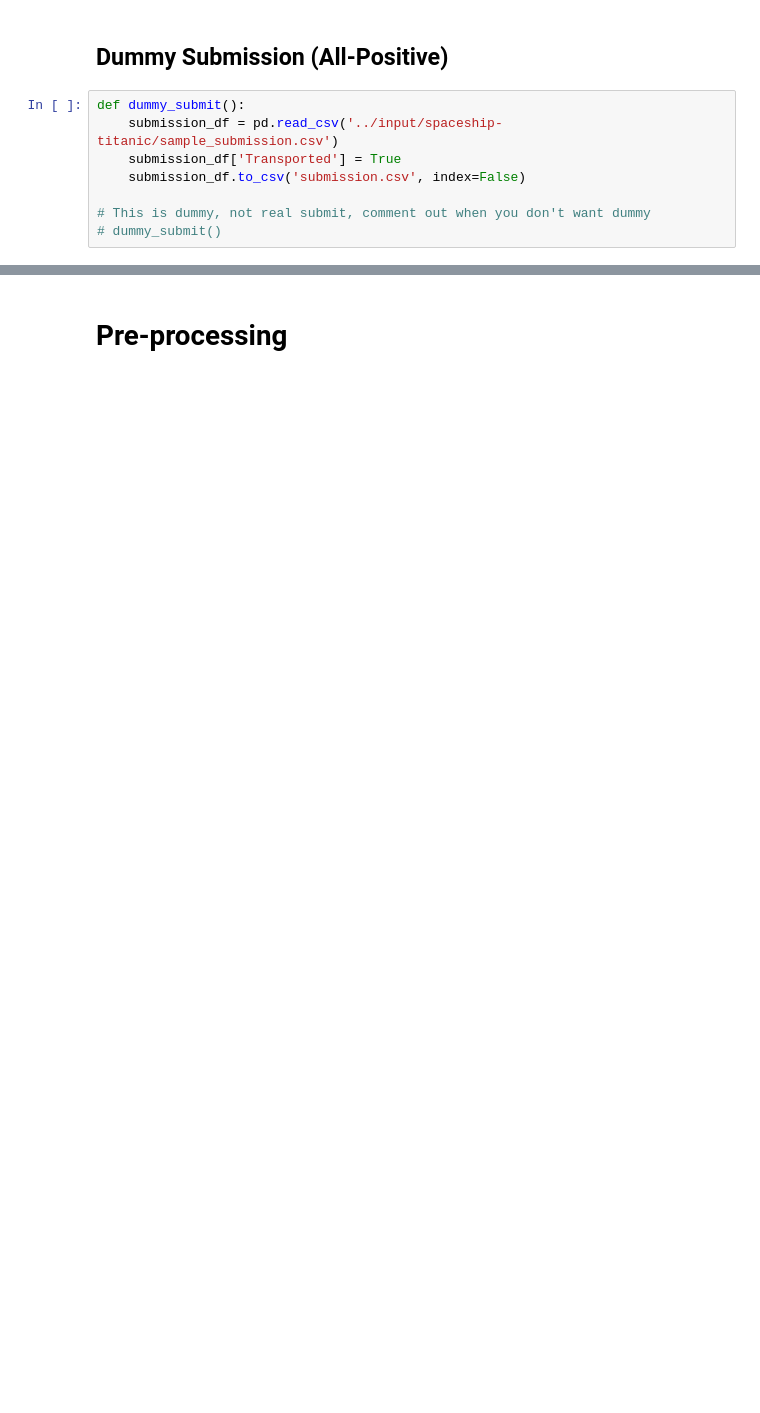
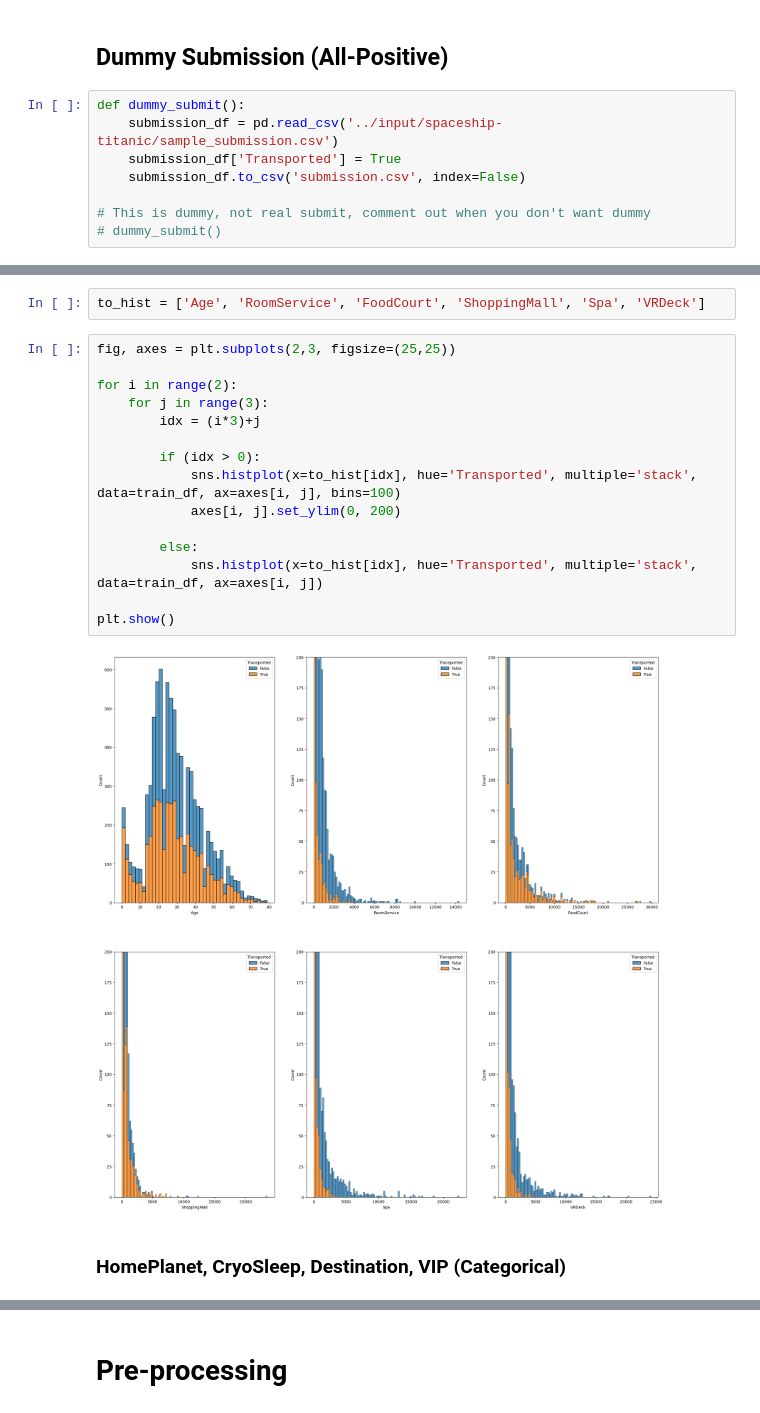
Before and after one commit to usu-wallace/CS4320_Group_Project_01, a Jupyter notebook: working/CS4320_GroupProject.ipynb, the cells around one changed output, grey strips where cells are left out. Drawn from its saved outputs; the diff is of its cells as text; blank space fills up the shorter version.

```diff
--- a/working/CS4320_GroupProject.ipynb
+++ b/working/CS4320_GroupProject.ipynb
@@ -24,0 +89,21 @@ def dummy_submit():
+# %%
+to_hist = ['Age', 'RoomService', 'FoodCourt', 'ShoppingMall', 'Spa', 'VRDeck']
+# %%
+fig, axes = plt.subplots(2,3, figsize=(25,25))
+
+for i in range(2):
+    for j in range(3):
+        idx = (i*3)+j
+
+        if (idx > 0):
+            sns.histplot(x=to_hist[idx], hue='Transported', multiple='stack', data=train_df, ax=axes[i, j], bins=100)
+            axes[i, j].set_ylim(0, 200)
+
+        else:
+            sns.histplot(x=to_hist[idx], hue='Transported', multiple='stack', data=train_df, ax=axes[i, j])
+
+plt.show()
+# %% [output]
+[figure, added]
+# %% [markdown]
+### HomePlanet, CryoSleep, Destination, VIP (Categorical)
```
Also changed, not shown: parts of 20 cells of this notebook.
